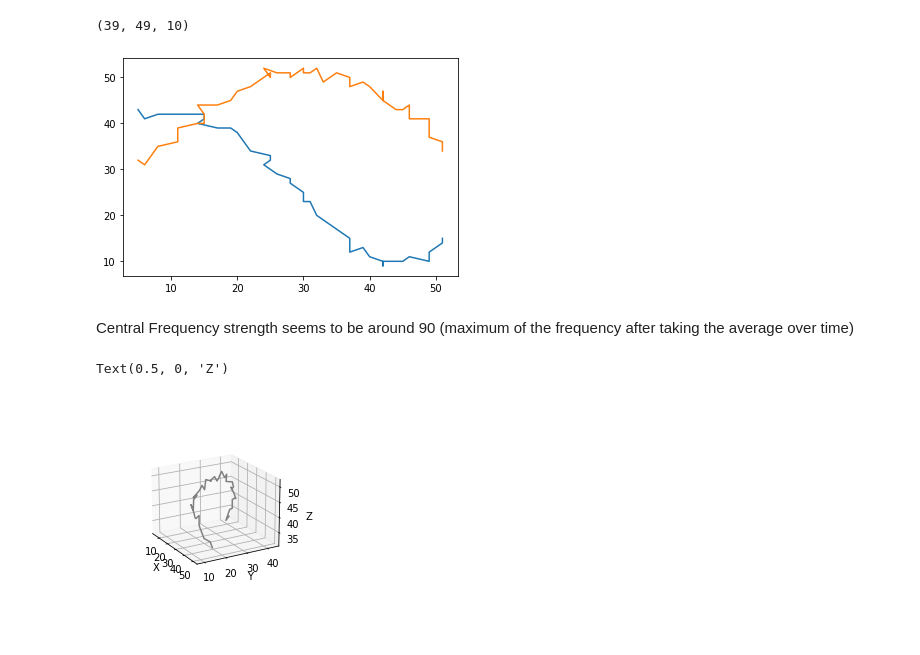
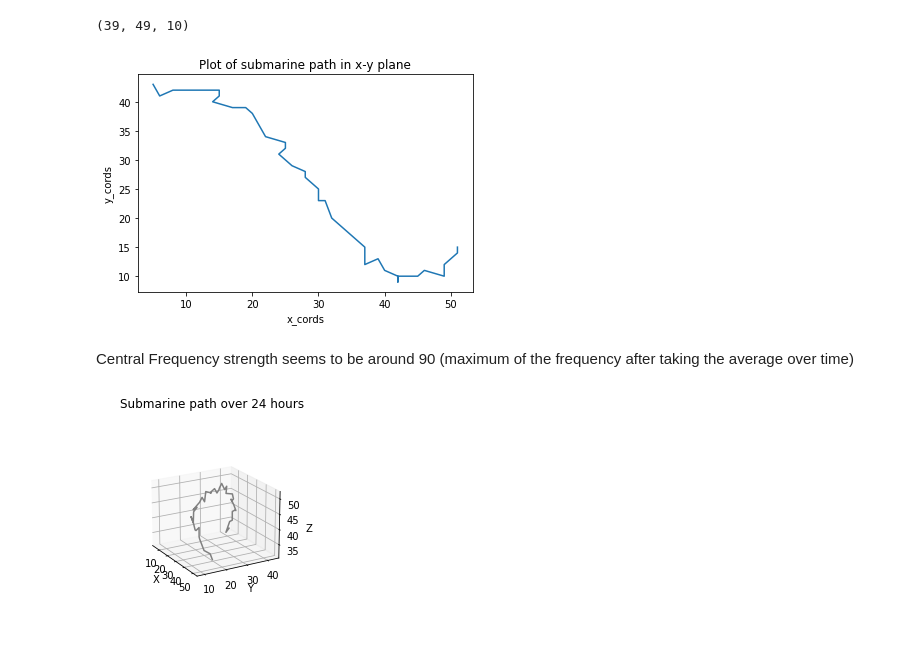
Before and after one commit to NSC508/AMATH-482, a Jupyter notebook: Homework Assignments/Homework 1/HW1.ipynb, the cells around one changed output. Cells and saved outputs as stored; diff of their text form; code cells hidden in the pictures.

```diff
--- a/Homework Assignments/Homework 1/HW1.ipynb
+++ b/Homework Assignments/Homework 1/HW1.ipynb
@@ -27,56 +27,60 @@ for j in range(np.size(d, 1)):
     fft_sum = fft if fft_sum is None else fft_sum + fft
 fft_sum /= np.size(d, 1)
 
-center_freq = np.unravel_index(np.argmax(np.abs(fft_sum)), fft_sum.shape)
+center_freq = np.unravel_index(np.argmax(np.abs(fft_sum)), fft_sum.shape, 'C')
 print(center_freq)
 # %% [output]
 (39, 49, 10)
 # %%
-fft = np.fft.fftshift(np.fft.fftn(signal))
-k1, k2, k3= np.meshgrid(K_grid, K_grid, K_grid)
-def g(x, y, z, s):
-    return np.exp(-((x - center_freq[0])**2 + (y - center_freq[1])**2 + (z - center_freq[2])**2)/(2 * s**2))
-x_cords = []
-y_cords = []
-z_cords = []
-sigma = 25
-for j in range(np.size(d, 1)):
-    signal = np.reshape(d[:, j], (N_grid, N_grid, N_grid))
-    fft = np.fft.fftshift(np.fft.fftn(signal))
-    fft_filter = g(k1, k2, k3, sigma) * fft
+# fft = np.fft.fftshift(np.fft.fftn(signal))
+# k1, k2, k3= np.meshgrid(K_grid, K_grid, K_grid)
+# def g(x, y, z, s):
+#     return np.exp(-((x - center_freq[0])**2 + (y - center_freq[1])**2 + (z - center_freq[2])**2)/(2 * s**2))
+# x_cords = []
+# y_cords = []
+# z_cords = []
+# sigma = 25
+# for j in range(np.size(d, 1)):
+#     signal = np.reshape(d[:, j], (N_grid, N_grid, N_grid))
+#     fft = np.fft.fftshift(np.fft.fftn(signal))
+#     fft_filter = g(k1, k2, k3, sigma) * fft
 
-    denoised_signal = np.real(np.fft.ifftn(np.fft.ifftshift(fft_filter)))
-    normalized_denoised_signal = denoised_signal/np.abs(denoised_signal).max()
-    max_location = np.unravel_index(np.argmax(normalized_denoised_signal), normalized_denoised_signal.shape)
-    x_cords.append(max_location[0])
-    y_cords.append(max_location[1])
-    z_cords.append(max_location[2])
+#     denoised_signal = np.real(np.fft.ifftn(np.fft.ifftshift(fft_filter)))
+#     normalized_denoised_signal = denoised_signal/np.abs(denoised_signal).max()
+#     max_location = np.unravel_index(np.argmax(normalized_denoised_signal), normalized_denoised_signal.shape)
+#     x_cords.append(max_location[0])
+#     y_cords.append(max_location[1])
+#     z_cords.append(max_location[2])
 # %%
 fft = np.fft.fftshift(np.fft.fftn(signal))
 k1, k2, k3= np.meshgrid(K_grid, K_grid, K_grid)
 def g(x, y, z, s):
     return np.exp(-((x - center_freq[0] + 32)**2 + (y - center_freq[1] + 32)**2 + (z - center_freq[2] + 32)**2)/(2 * s**2))
 x_cords = []
 y_cords = []
 z_cords = []
 sigma = 15
 for j in range(np.size(d, 1)):
     signal = np.reshape(d[:, j], (N_grid, N_grid, N_grid))
     fft = np.fft.fftshift(np.fft.fftn(signal))
     fft_filter = g(k1, k2, k3, sigma) * fft
 
     denoised_signal = np.real(np.fft.ifftn(np.fft.ifftshift(fft_filter)))
     normalized_denoised_signal = denoised_signal/np.abs(denoised_signal).max()
     max_location = np.unravel_index(np.argmax(normalized_denoised_signal), normalized_denoised_signal.shape)
     x_cords.append(max_location[0])
     y_cords.append(max_location[1])
     z_cords.append(max_location[2])
 fig, ax = plt.subplots()
+#plots the x_cords against the y_cords, has x axis label as 'x_cords' and y axis label as 'y_cords' with title 'Plot of submarine path in x-y plane'
 ax.plot(x_cords, y_cords)
-ax.plot(x_cords, z_cords)
+ax.set_xlabel('x_cords')
+ax.set_ylabel('y_cords')
+ax.set_title('Plot of submarine path in x-y plane')
 plt.show()
+fig.savefig('/home/sathvikc/AMATH-482/Homework Assignments/Homework 1/Latex Docs/images/submarine_path_xy.png')
 # %% [output]
-[figure, old version]
+[figure, new version]
 # %% [markdown]
 Central Frequency strength seems to be around 90 (maximum of the frequency after taking the average over time)
 # %%
@@ -88,6 +92,7 @@ ax.plot3D(x_cords, y_cords, z_cords, 'gray')
 ax.set_xlabel('X')
 ax.set_ylabel('Y')
 ax.set_zlabel('Z')
+ax.set_title('Submarine path over 24 hours')
+plt.savefig('/home/sathvikc/AMATH-482/Homework Assignments/Homework 1/Latex Docs/images/submarine_path_3d.png')
 # %% [output]
-Text(0.5, 0, 'Z')
-[figure, old version]
+[figure, new version]
```
Also changed, not shown: 22 other files.
